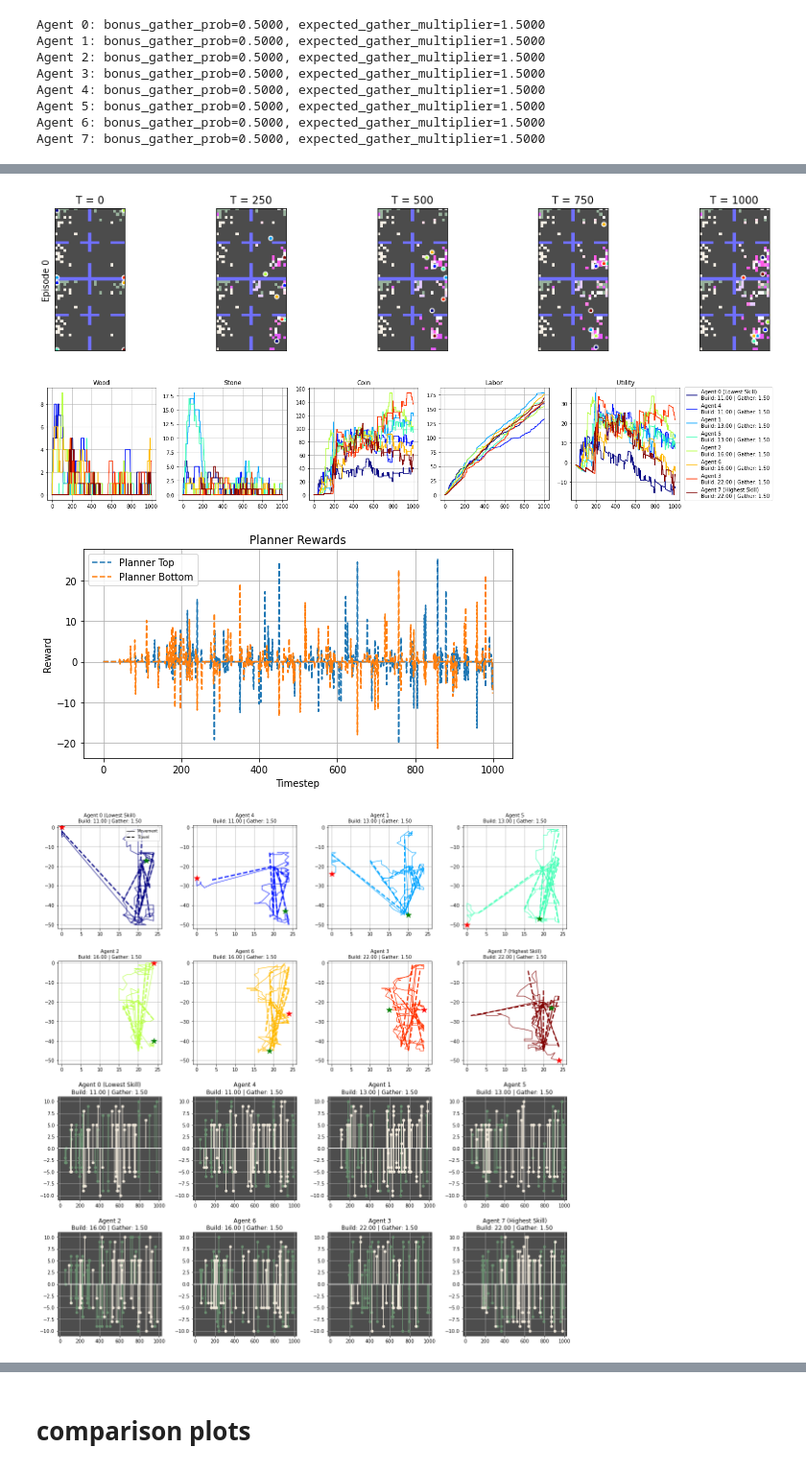
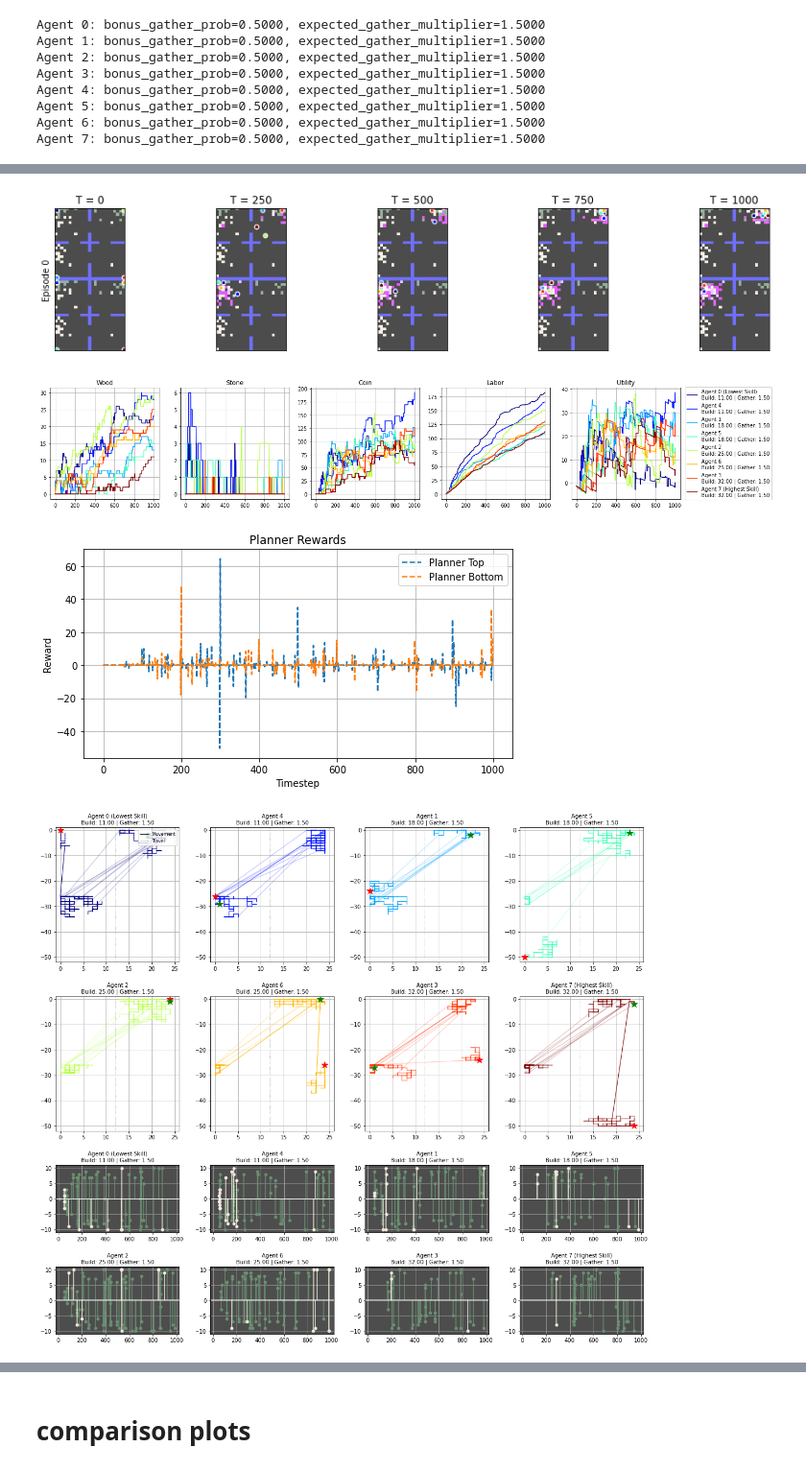
Before and after one commit to DragonsAreFuckingCool/DRL-in-international-economy-ai-economist-, a Jupyter notebook: tutorials/tax_annealing_simulation.ipynb, the cells around one changed output, grey strips where cells are left out. Shown at 96% size. Cells and saved outputs as stored; diff of their text form; code cells hidden in the pictures.

```diff
--- a/tutorials/tax_annealing_simulation.ipynb
+++ b/tutorials/tax_annealing_simulation.ipynb
@@ -3165,7 +3151,7 @@ Income (Build) :  11.00 (n= 10) |  13.00 (n= 15) |  16.00 (n= 12) |  22.00 (n=
 # %%
 (fig0, fig1, fig1_planner, fig2), incomes, endows, c_trades, all_builds = plotting.breakdown_all_agents(
-    dense_logs[0],
-    remap_key="build_payment",
+    dense_logs[1],
+    #remap_key="build_payment",
     n_cols=4,
 )
 # %% [output]
@@ -3179,4 +3165,4 @@ Income (Build) :  11.00 (n= 10) |  11.00 (n= 11) |  13.00 (n= 15) |  13.00 (n= 1
-[figure, old version]
+[figure, new version]
-[figure, old version]
+[figure, new version]
-[figure, old version]
+[figure, new version]
-[figure, old version]
+[figure, new version]
```
Also changed, not shown: parts of 32 cells of this notebook, 1 other file.
